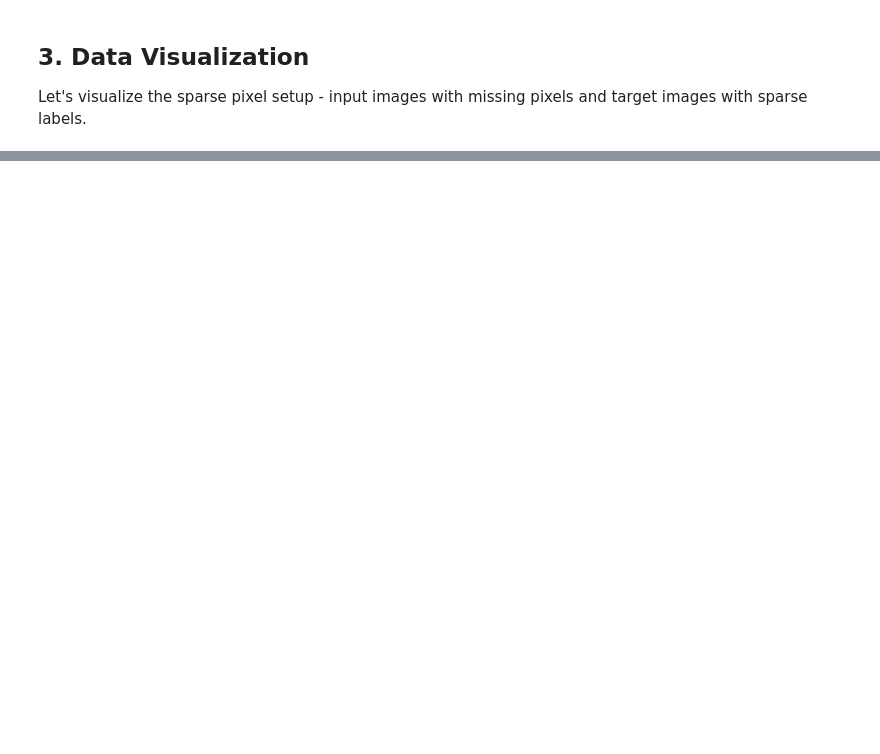
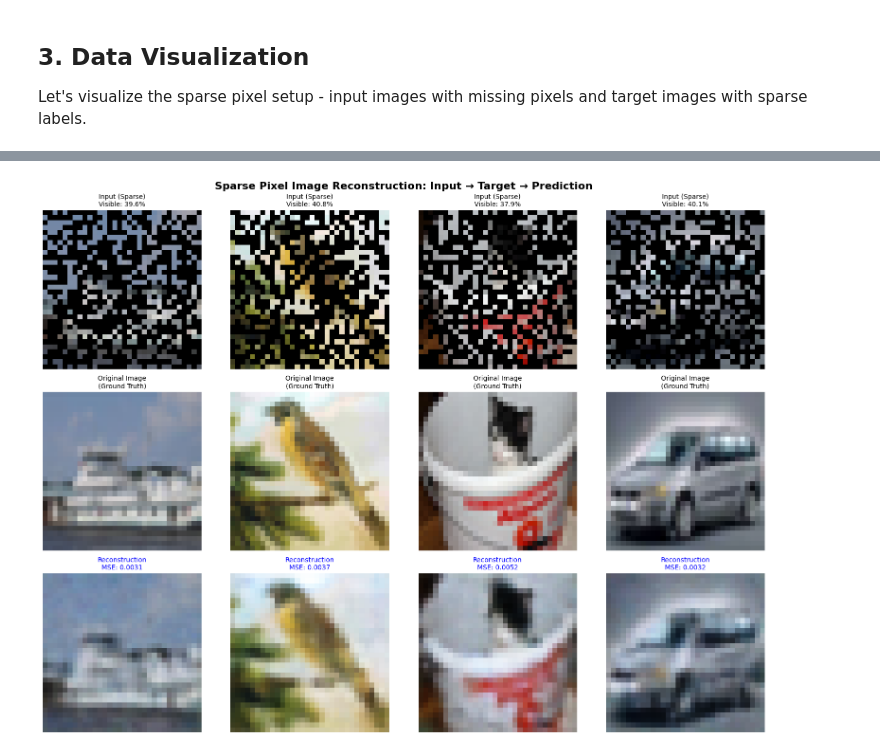
Before and after one commit to mgironamata/FL4HMA, a Jupyter notebook: examples/cifar10_sparse_demo.ipynb, the cells around one changed output, grey strips where cells are left out. Cells and saved outputs as stored; diff of their text form; code cells hidden in the pictures; blank space fills up the shorter version.

```diff
--- a/examples/cifar10_sparse_demo.ipynb
+++ b/examples/cifar10_sparse_demo.ipynb
@@ -482,53 +625,76 @@ Let's look at some individual predictions to understand how well our model perfo
 # %%
-# Show sample predictions
-def show_predictions(model, dataset, num_samples=8):
-    """Show model predictions on sample images."""
+# Show sample sparse pixel reconstructions with original images
+def show_sparse_reconstructions(model, dataset, num_samples=8):
+    """Show model reconstructions comparing sparse input → original → prediction."""
 
     model.eval()
 
-    fig, axes = plt.subplots(2, 4, figsize=(16, 8))
-    axes = axes.flatten()
+    fig, axes = plt.subplots(3, 4, figsize=(16, 12))
+
+    # Create a clean CIFAR-10 dataset to get original images
+    import torchvision.datasets as datasets
+
+    # Load original CIFAR-10 test dataset (without any transforms except tensor conversion)
+    original_transform = transforms.Compose([transforms.ToTensor()])
+    original_dataset = datasets.CIFAR10(root='./data', train=False, transform=original_transform, download=False)
 
     # Get random samples
     indices = np.random.choice(len(dataset), num_samples, replace=False)
 
     with torch.no_grad():
         for i, idx in enumerate(indices):
-            image, true_label, _ = dataset[idx]
+            # Get sparse data from our dataset
+            sparse_input, sparse_target, input_mask, output_mask = dataset[idx]
+
+            # Get original clean image
+            original_image, _ = original_dataset[idx]
 
             # Get prediction
-            image_batch = image.unsqueeze(0).to(device)
-            output = model(image_batch)
-            _, predicted = torch.max(output, 1)
-            predicted_label = predicted.item()
+            sparse_input_batch = sparse_input.unsqueeze(0).to(device)
+            predicted_image = model(sparse_input_batch).squeeze(0).cpu()
 
-            # Get prediction confidence
-            probabilities = F.softmax(output, dim=1)
-            confidence = probabilities[0][predicted_label].item() * 100
+            # Convert tensors for display
+            sparse_input_np = sparse_input.permute(1, 2, 0).numpy()
+            original_np = original_image.permute(1, 2, 0).numpy()
+            predicted_np = predicted_image.permute(1, 2, 0).numpy()
 
-            # Display image
-            image_np = image.permute(1, 2, 0).numpy()
-            image_np = (image_np + 1) / 2  # Denormalize
-            image_np = np.clip(image_np, 0, 1)
+            # Clamp values to [0,1] for display
+            sparse_input_np = np.clip(sparse_input_np, 0, 1)
+            original_np = np.clip(original_np, 0, 1)
+            predicted_np = np.clip(predicted_np, 0, 1)
 
-            axes[i].imshow(image_np)
+            # Display in rows: sparse input, original, prediction
+            col = i % 4
 
-            # Create title with prediction info
-            true_class = classes[true_label]
-            pred_class = classes[predicted_label]
+            # Row 0: Sparse input
+            axes[0, col].imshow(sparse_input_np)
+            axes[0, col].set_title(f'Input (Sparse)\nVisible: {input_mask.float().mean()*100:.1f}%',
+                                  fontsize=10)
+            axes[0, col].axis('off')
 
-            if true_label == predicted_label:
-                title = f"✅ {pred_class}\n({confidence:.1f}%)"
-                color = 'green'
-            else:
-                title = f"❌ True: {true_class}\nPred: {pred_class} ({confidence:.1f}%)"
-                color = 'red'
+            # Row 1: Original image (ground truth)
+            axes[1, col].imshow(original_np)
+            axes[1, col].set_title('Original Image\n(Ground Truth)', fontsize=10)
+            axes[1, col].axis('off')
 
-            axes[i].set_title(title, fontsize=10, color=color, fontweight='bold')
-            axes[i].axis('off')
+            # Row 2: Prediction
+            axes[2, col].imshow(predicted_np)
 
-    plt.suptitle('Sample Predictions', fontsize=16, fontweight='bold')
+            # Calculate MSE between prediction and original
+            mse = F.mse_loss(predicted_image, original_image).item()
+            axes[2, col].set_title(f'Reconstruction\nMSE: {mse:.4f}',
+                                  fontsize=10, color='blue')
+            axes[2, col].axis('off')
+
+    # Set row labels
+    axes[0, 0].set_ylabel('Sparse Input', fontsize=12, fontweight='bold')
+    axes[1, 0].set_ylabel('Original Image', fontsize=12, fontweight='bold')
+    axes[2, 0].set_ylabel('Reconstruction', fontsize=12, fontweight='bold')
+
+    plt.suptitle('Sparse Pixel Image Reconstruction: Input → Target → Prediction', fontsize=16, fontweight='bold')
     plt.tight_layout()
     plt.show()
 
-show_predictions(model, test_dataset, num_samples=8)
+show_sparse_reconstructions(model, test_dataset, num_samples=8)
+# %% [output]
+[figure, added]
```
Also changed, not shown: parts of 20 cells of this notebook, 1 other file.
